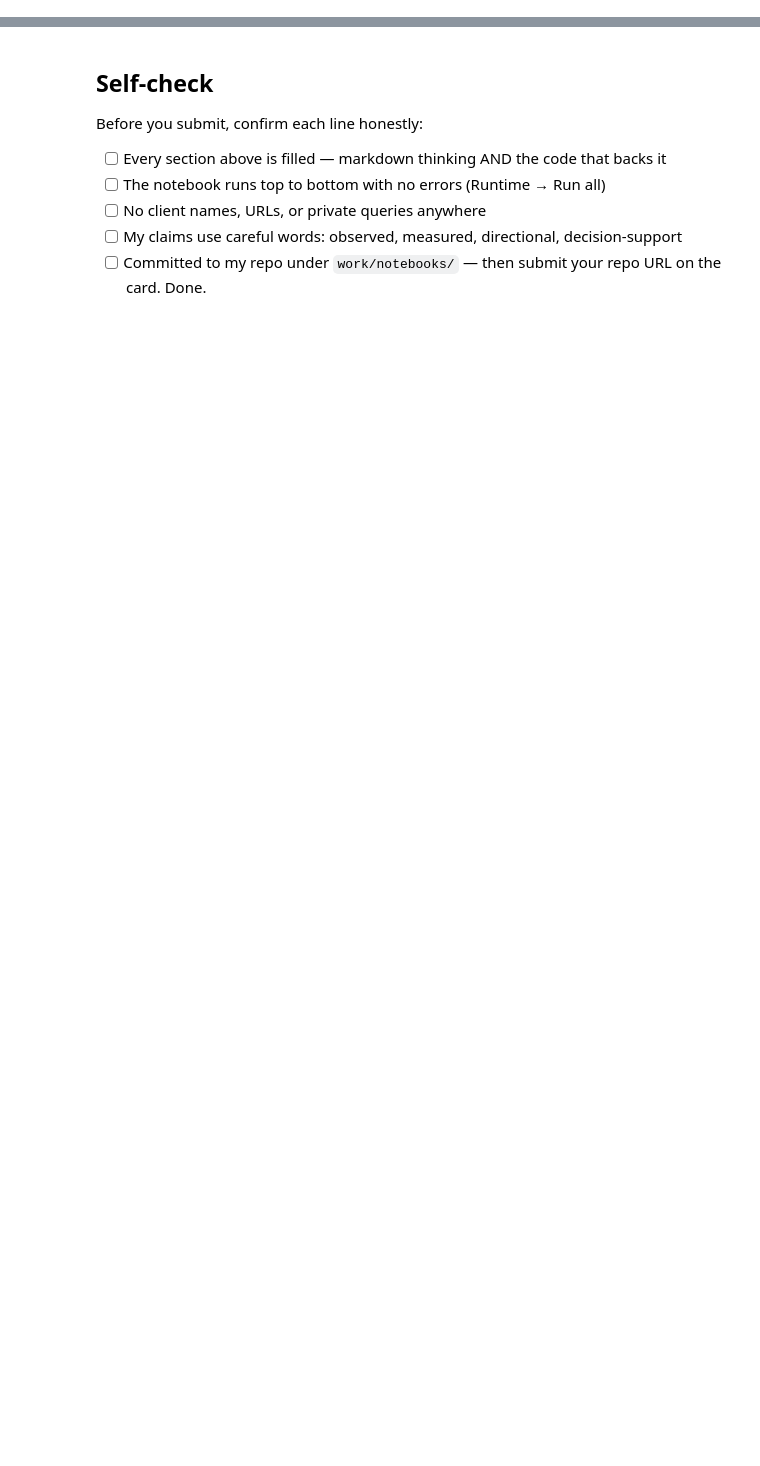
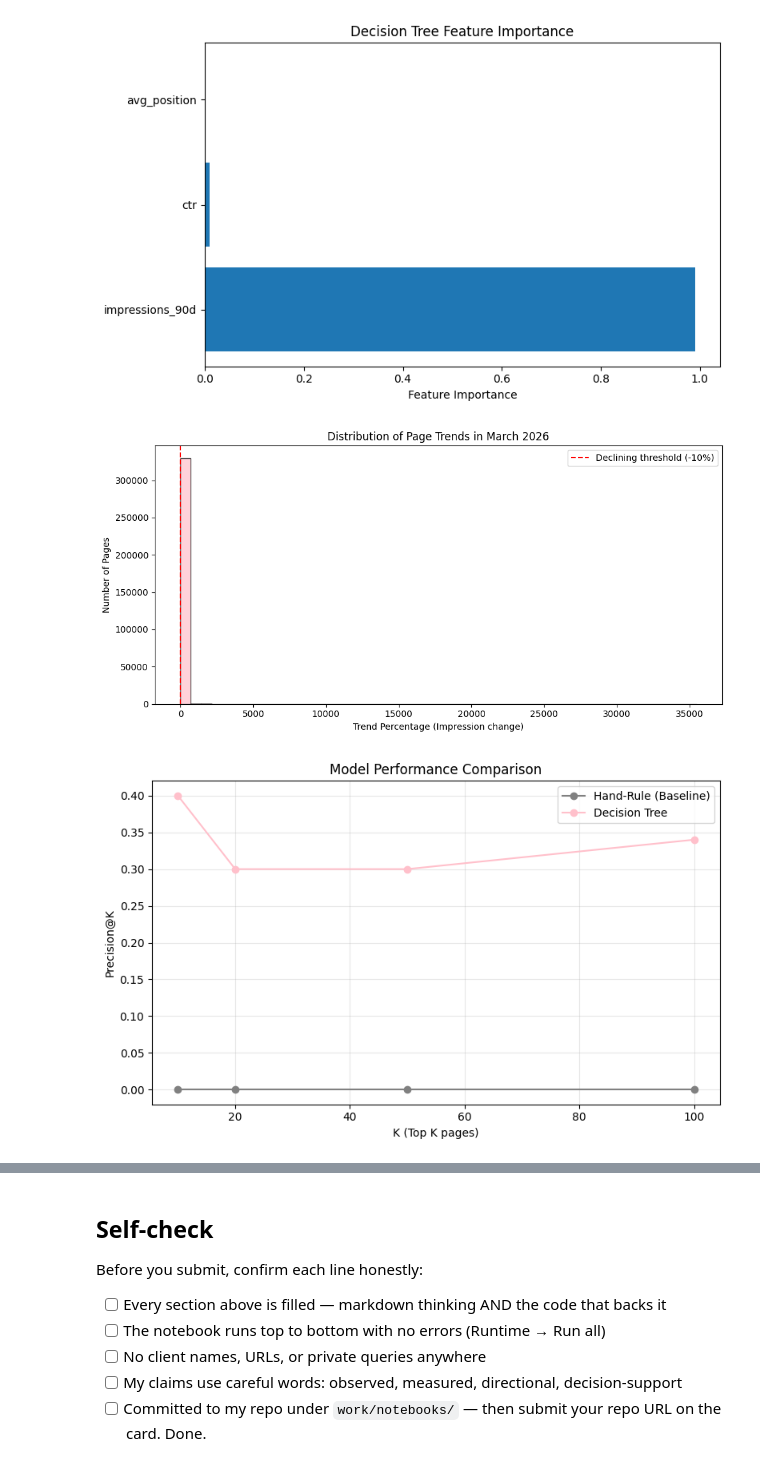
Before and after one commit to cassandragoto10-maker/Flyrank-ML-internship, a Jupyter notebook: work/notebooks/capstone.ipynb, the cells around one changed output, grey strips where cells are left out. Saved outputs shown, nothing was run; the diff lists cells and outputs as text; code cells hidden in the pictures; blank space fills up the shorter version.

```diff
--- a/work/notebooks/capstone.ipynb
+++ b/work/notebooks/capstone.ipynb
@@ -0,0 +236,16 @@
+# %%
+# === MERGE FEATURES AND LABEL ===
+
+# Start with page_df (features) and add the label
+final_df = page_df.merge(
+    trend_df[['content_hash_id', 'is_declining', 'trend_pct']],
+    on='content_hash_id',
+    how='inner'
+)
+
+print(f"✅ Final dataset: {len(final_df)} pages")
+print(f"Features: {final_df.columns.tolist()}")
+
+# Show a sample
+print("\n📊 Sample of final data:")
+print(final_df[['content_hash_id', 'impressions_90d', 'ctr', 'avg_position', 'is_declining']].head())
@@ -57,0 +775,63 @@ This skeleton is yours to fill. Work the sections **in order** — each one has
+# %%
+# === GENERATE ARTIFACTS FOR PAPER ===
+
+import matplotlib.pyplot as plt
+import seaborn as sns
+
+# Figure 1: Feature Importance
+plt.figure(figsize=(8, 5))
+importances = tree.feature_importances_
+indices = np.argsort(importances)[::-1]
+plt.barh([features[i] for i in indices], importances[indices])
+plt.xlabel('Feature Importance')
+plt.title('Decision Tree Feature Importance')
+plt.tight_layout()
+plt.savefig('feature_importance.png', dpi=150)
+plt.show()
+
+# Figure 2: Declining Rate Distribution
+plt.figure(figsize=(10, 5))
+plt.hist(final_df['trend_pct'], bins=50, alpha=0.7, color='pink', edgecolor='black')
+plt.axvline(x=-0.10, color='red', linestyle='--', label='Declining threshold (-10%)')
+plt.xlabel('Trend Percentage (Impression change)')
+plt.ylabel('Number of Pages')
+plt.title('Distribution of Page Trends in March 2026')
+plt.legend()
+plt.tight_layout()
+plt.savefig('trend_distribution.png', dpi=150)
+plt.show()
+
+# Figure 3: Precision@K Curves
+k_values = [10, 20, 50, 100]
+hand_scores_list = []
+tree_scores_list = []
+
+for k in k_values:
+    hand = precision_at_k(final_df.loc[X_test.index, 'hand_rule_score'].values, y_test, k)
+    tree = precision_at_k(tree_score, y_test, k)
+    hand_scores_list.append(hand)
+    tree_scores_list.append(tree)
+
+plt.figure(figsize=(8, 5))
+plt.plot(k_values, hand_scores_list, 'o-', label='Hand-Rule (Baseline)', color='gray')
+plt.plot(k_values, tree_scores_list, 'o-', label='Decision Tree', color='pink')
+plt.xlabel('K (Top K pages)')
+plt.ylabel('Precision@K')
+plt.title('Model Performance Comparison')
+plt.legend()
+plt.grid(True, alpha=0.3)
+plt.tight_layout()
+plt.savefig('precision_curves.png', dpi=150)
+plt.show()
+
+# Print stats for tables
+print("\n📊 Artifacts Summary:")
+print(f"Dataset size: {len(final_df)}")
+print(f"Declining pages: {y.sum()}")
+print(f"Declining rate: {y.mean():.1%}")
+print(f"Features used: {features}")
+print(f"Best Precision@K: {max(tree_scores_list):.3f} at K={k_values[np.argmax(tree_scores_list)]}")
+# %% [output]
+[figure, added]
+[figure, added]
+[figure, added]
```
Also changed, not shown: parts of 30 cells of this notebook.
